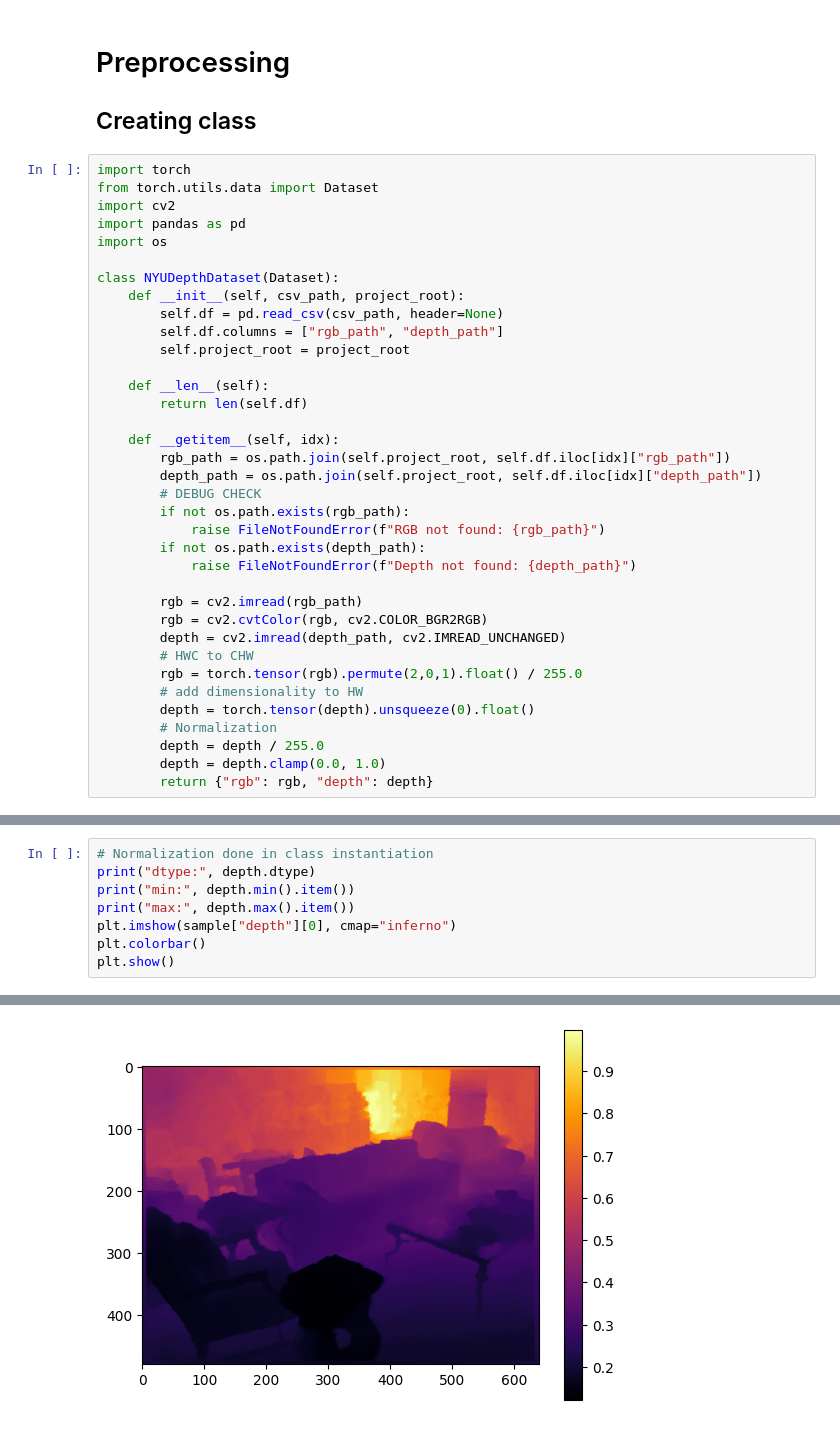
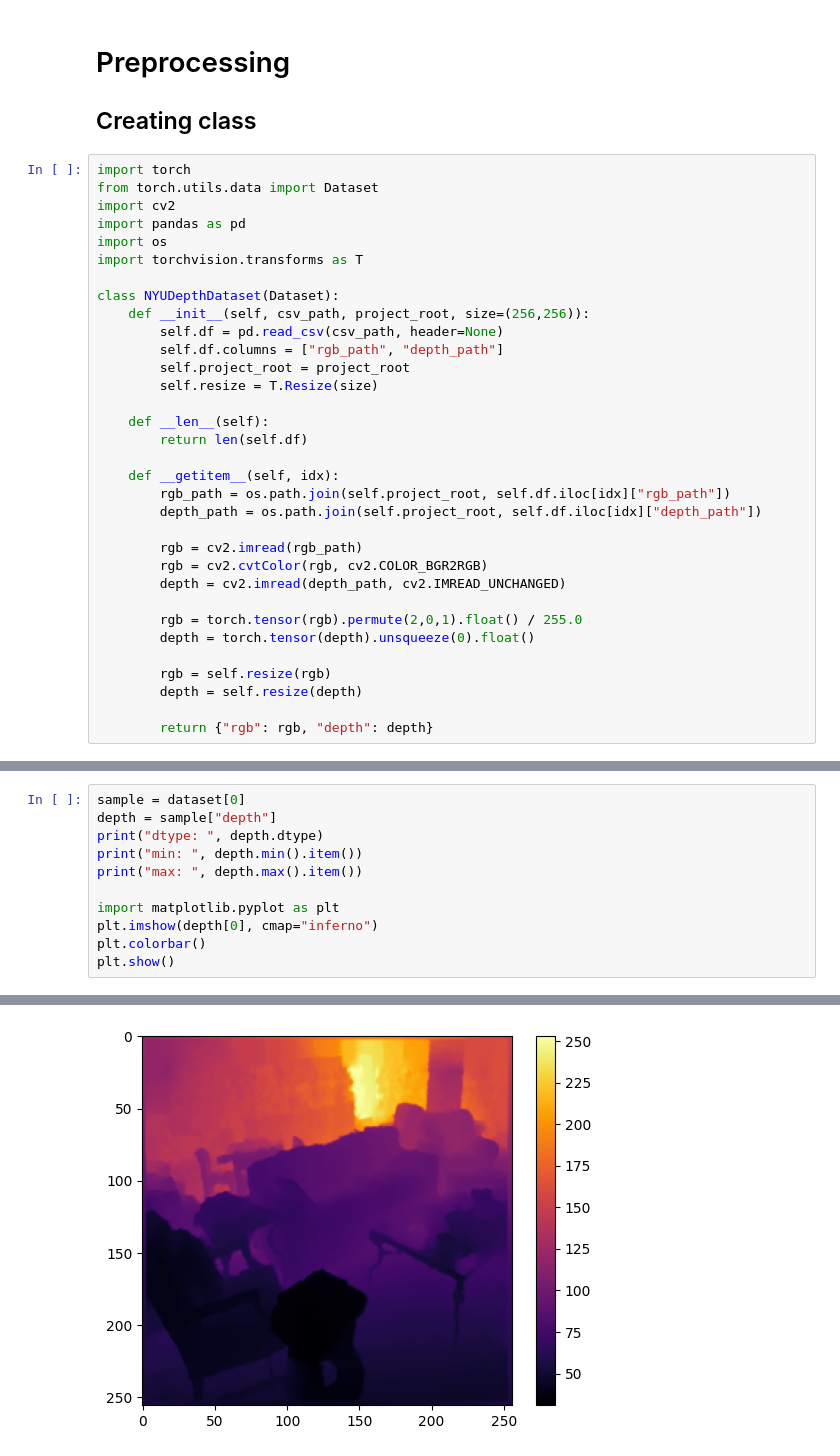
Before and after one commit to rgchdx/DiffDepth, a Jupyter notebook: notebooks/preprocess.ipynb, the cells around one changed output, grey strips where cells are left out. Saved outputs shown, nothing was run; the diff lists cells and outputs as text.

```diff
--- a/notebooks/preprocess.ipynb
+++ b/notebooks/preprocess.ipynb
@@ -33,12 +33,14 @@ from torch.utils.data import Dataset
 import cv2
 import pandas as pd
 import os
+import torchvision.transforms as T
 
 class NYUDepthDataset(Dataset):
-    def __init__(self, csv_path, project_root):
+    def __init__(self, csv_path, project_root, size=(256,256)):
         self.df = pd.read_csv(csv_path, header=None)
         self.df.columns = ["rgb_path", "depth_path"]
         self.project_root = project_root
+        self.resize = T.Resize(size)
 
     def __len__(self):
         return len(self.df)
@@ -46,22 +48,17 @@ class NYUDepthDataset(Dataset):
     def __getitem__(self, idx):
         rgb_path = os.path.join(self.project_root, self.df.iloc[idx]["rgb_path"])
         depth_path = os.path.join(self.project_root, self.df.iloc[idx]["depth_path"])
-        # DEBUG CHECK
-        if not os.path.exists(rgb_path):
-            raise FileNotFoundError(f"RGB not found: {rgb_path}")
-        if not os.path.exists(depth_path):
-            raise FileNotFoundError(f"Depth not found: {depth_path}")
 
         rgb = cv2.imread(rgb_path)
         rgb = cv2.cvtColor(rgb, cv2.COLOR_BGR2RGB)
         depth = cv2.imread(depth_path, cv2.IMREAD_UNCHANGED)
-        # HWC to CHW
+
         rgb = torch.tensor(rgb).permute(2,0,1).float() / 255.0
-        # add dimensionality to HW
         depth = torch.tensor(depth).unsqueeze(0).float()
-        # Normalization
-        depth = depth / 255.0
-        depth = depth.clamp(0.0, 1.0)
+
+        rgb = self.resize(rgb)
+        depth = self.resize(depth)
+
         return {"rgb": rgb, "depth": depth}
 # %%
 PROJECT_ROOT = os.path.abspath("..")
@@ -91,9 +79,12 @@ depth = resize(depth)
 # %%
-# Normalization done in class instantiation
-print("dtype:", depth.dtype)
-print("min:", depth.min().item())
-print("max:", depth.max().item())
-plt.imshow(sample["depth"][0], cmap="inferno")
+sample = dataset[0]
+depth = sample["depth"]
+print("dtype: ", depth.dtype)
+print("min: ", depth.min().item())
+print("max: ", depth.max().item())
+
+import matplotlib.pyplot as plt
+plt.imshow(depth[0], cmap="inferno")
 plt.colorbar()
 plt.show()
 # %% [output]
@@ -103 +94 @@ max: 0.9927534461021423
-[figure, old version]
+[figure, new version]
```
Also changed, not shown: parts of 8 cells of this notebook, 1 other file.
